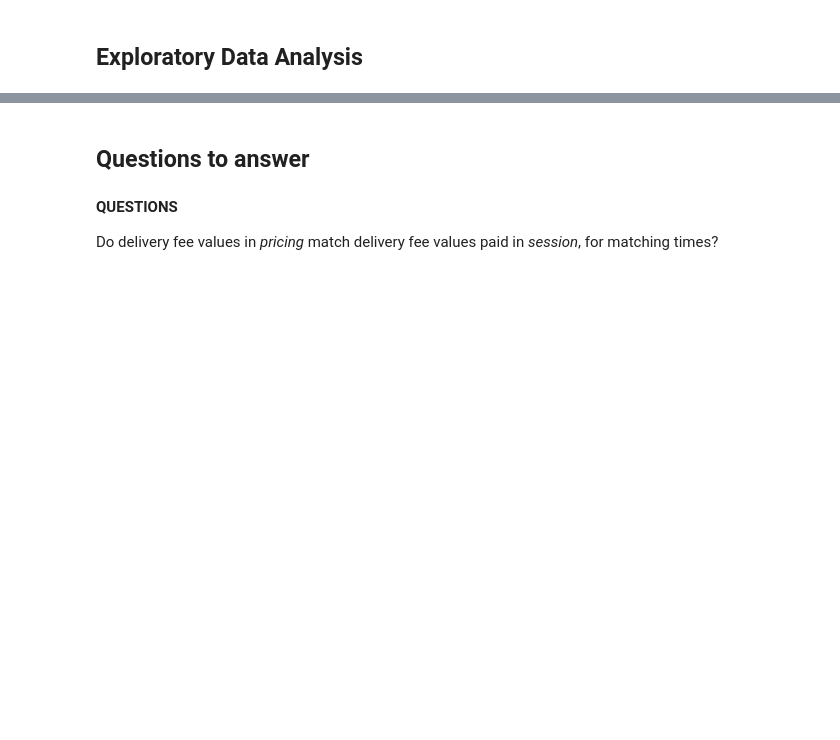
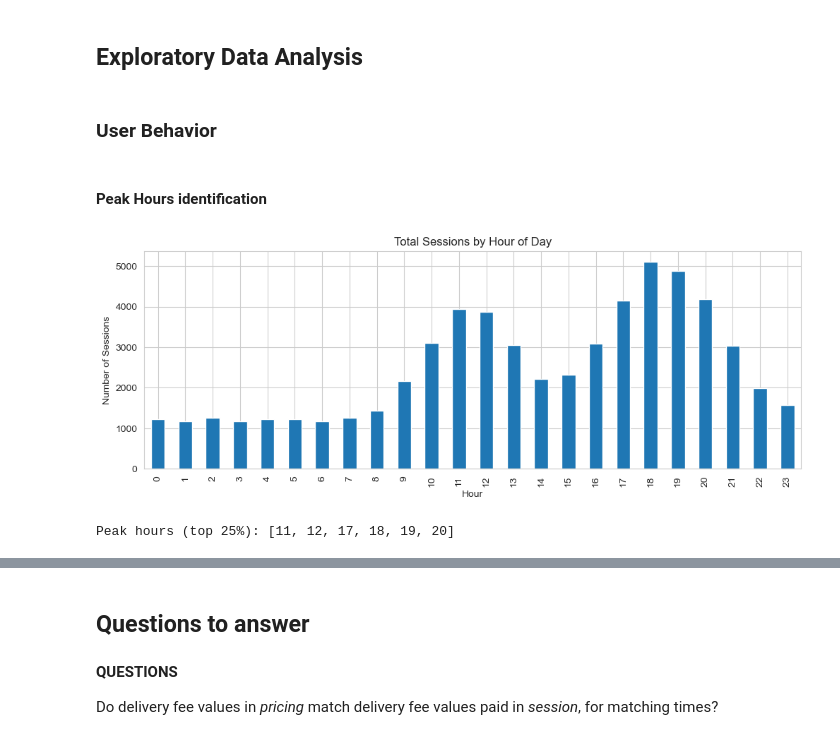
Before and after one commit to brianrichmond/deliveries-dynamic-pricing-model, a Jupyter notebook: notebooks/analysis.ipynb, the cells around one changed output, grey strips where cells are left out. Saved outputs shown, nothing was run; the diff lists cells and outputs as text; code cells hidden in the pictures; blank space fills up the shorter version.

```diff
--- a/notebooks/analysis.ipynb
+++ b/notebooks/analysis.ipynb
@@ -242,0 +255,4 @@ Session - 'session_outcome':
+# %%
+# Convert timestamps
+pricing_df['date_hour'] = pd.to_datetime(pricing_df['date_hour'])
+session_df['timestamp'] = pd.to_datetime(session_df['timestamp'])
@@ -243,2 +301,27 @@ Session - 'session_outcome':
 # %% [markdown]
 ## Exploratory Data Analysis
+# %% [markdown]
+### User Behavior
+# %% [markdown]
+#### Peak Hours identification
+# %%
+# Add time features
+session_df['hour'] = session_df['timestamp'].dt.hour
+session_df['day_of_week'] = session_df['timestamp'].dt.dayofweek
+
+# Hourly demand pattern
+hourly_sessions = session_df.groupby('hour').size()
+plt.figure(figsize=(12, 4))
+hourly_sessions.plot(kind='bar')
+plt.title('Total Sessions by Hour of Day')
+plt.xlabel('Hour')
+plt.ylabel('Number of Sessions')
+plt.show()
+
+# Define peak hours (adjust threshold as needed)
+threshold = hourly_sessions.quantile(0.75)
+peak_hours = hourly_sessions[hourly_sessions > threshold].index.tolist()
+print(f"Peak hours (top 25%): {peak_hours}")
+# %% [output]
+[figure, added]
+Peak hours (top 25%): [11, 12, 17, 18, 19, 20]
```
Also changed, not shown: parts of 69 cells of this notebook.
